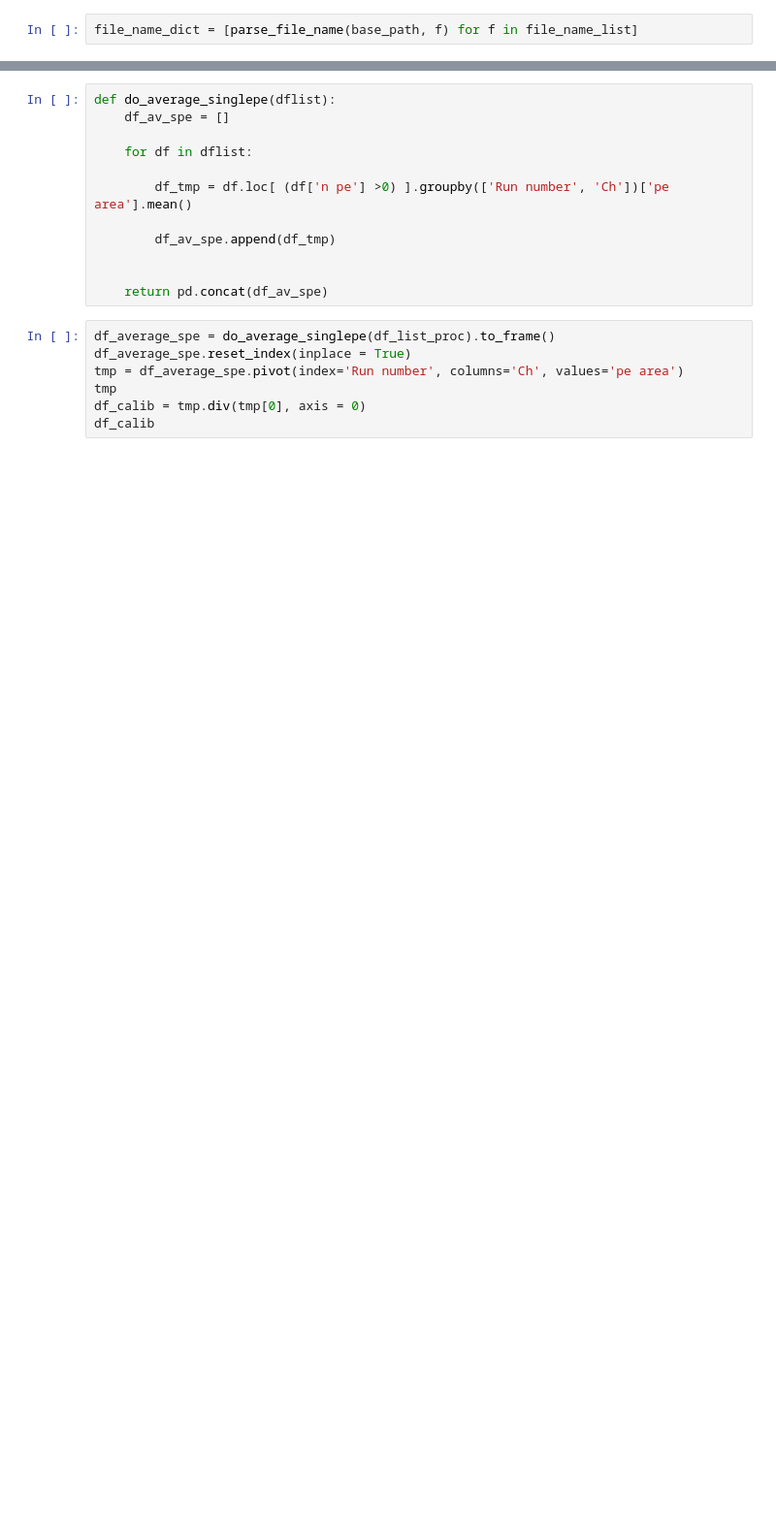
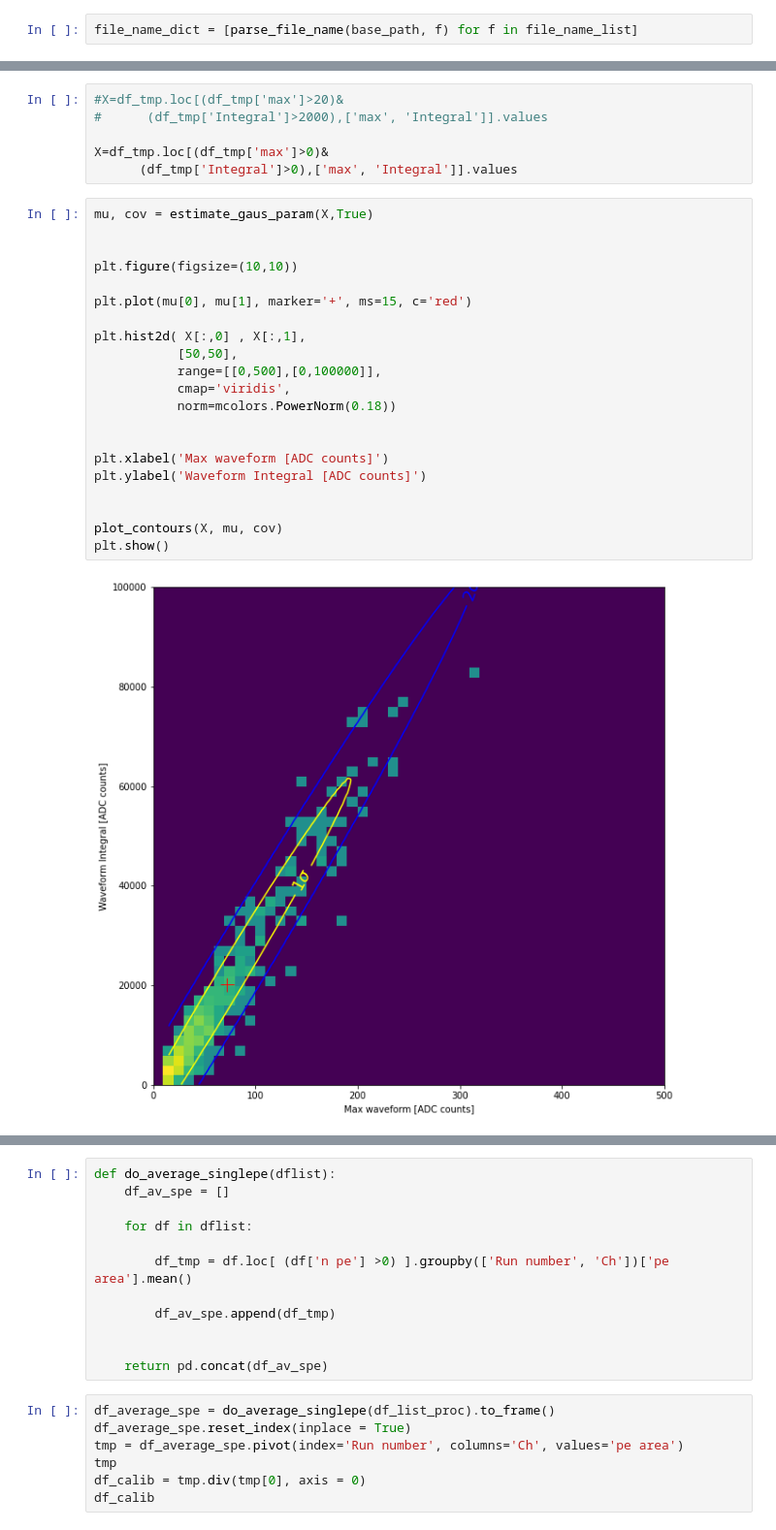
Before and after one commit to stbordoni/Arapuca, a Jupyter notebook: RoutineArapucaDraft.ipynb, the cells around one changed output, grey strips where cells are left out. Shown at 97% size. Drawn from its saved outputs; the diff is of its cells as text; blank space fills up the shorter version.

```diff
--- a/RoutineArapucaDraft.ipynb
+++ b/RoutineArapucaDraft.ipynb
@@ -204,0 +205,29 @@ df_av_wf.groupby(['Ch'])[wf].sum().T.plot()
+# %%
+#X=df_tmp.loc[(df_tmp['max']>20)&
+#      (df_tmp['Integral']>2000),['max', 'Integral']].values
+
+X=df_tmp.loc[(df_tmp['max']>0)&
+      (df_tmp['Integral']>0),['max', 'Integral']].values
+# %%
+mu, cov = estimate_gaus_param(X,True)
+
+
+plt.figure(figsize=(10,10))
+
+plt.plot(mu[0], mu[1], marker='+', ms=15, c='red')
+
+plt.hist2d( X[:,0] , X[:,1],
+           [50,50],
+           range=[[0,500],[0,100000]],
+           cmap='viridis',
+           norm=mcolors.PowerNorm(0.18))
+
+
+plt.xlabel('Max waveform [ADC counts]')
+plt.ylabel('Waveform Integral [ADC counts]')
+
+
+plot_contours(X, mu, cov)
+plt.show()
+# %% [output]
+[figure, added]
```
Also changed, not shown: parts of 38 cells of this notebook, 2 other files.
